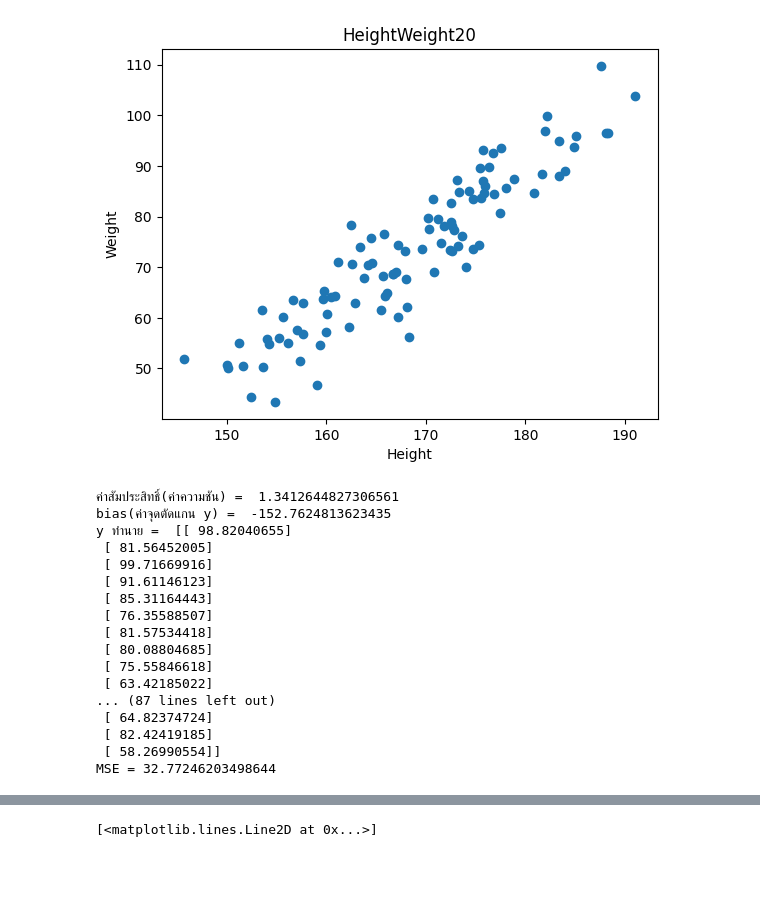
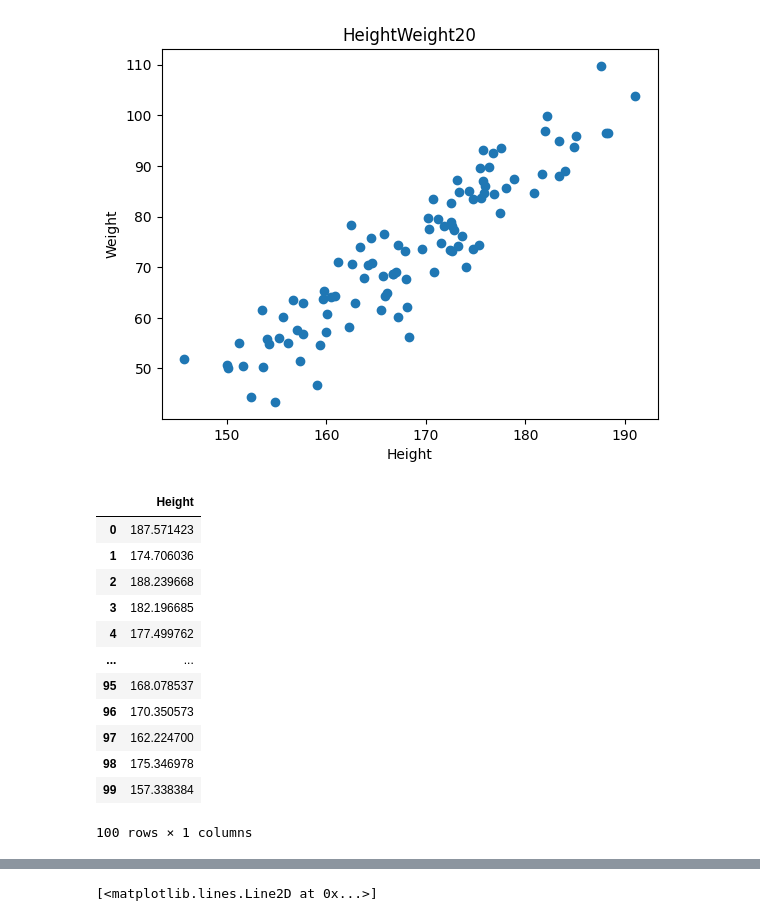
Before and after one commit to jittapat-idea/Machine-Learning-class67, a Jupyter notebook: HW04/ข้อ2.ipynb, the cells around one changed output, grey strips where cells are left out. Saved outputs shown, nothing was run; the diff lists cells and outputs as text; code cells hidden in the pictures; blank space fills up the shorter version.

```diff
--- a/HW04/ข้อ2.ipynb
+++ b/HW04/ข้อ2.ipynb
@@ -48,47 +39,22 @@ plt.ylabel("Weight")
 # %% [output]
 Text(0, 0.5, 'Weight')
 [figure]
-# %%
-# จำนวนข้อมูล
-n = np.size(X)
-
-# คำนวณค่าเฉลี่ยของ x และ y
-m_x = np.mean(X)
-m_y = np.mean(y)
-
-# คำนวณ cross-deviation และ deviation เกี่ยวกับ x
-SS_xy = np.sum(y * X) - n * m_y * m_x
-SS_xx = np.sum(X * X) - n * m_x * m_x
-
-# คำนวณค่าสัมประสิทธิ์ (coefficients)
-w1 = SS_xy / SS_xx #ค่าความชัน
-w0 = m_y - w1 * m_x#ค่าจุดตัดแกน y
-
-print("ค่าสัมประสิทธิ์(ค่าความชัน) = ", w1)
-print("bias(ค่าจุดตัดแกน y) = ", w0)
-
-# คำนวณค่าที่ทำนาย (predicted values)
-Y_pred = w0 + w1 * X
-print("y ทำนาย = ", Y_pred)
-
-# คำนวณค่า cost function โดยใช้ Mean Squared Error (MSE) วัดค่าเสียหายระหว่างค่าที่ทำนายได้ y ทำนาย กับ y จริง
-mse = np.mean((y - Y_pred) ** 2)
-print("MSE =", mse)
-# %% [output]
-ค่าสัมประสิทธิ์(ค่าความชัน) =  1.3412644827306561
-bias(ค่าจุดตัดแกน y) =  -152.7624813623435
-y ทำนาย =  [[ 98.82040655]
- [ 81.56452005]
- [ 99.71669916]
- [ 91.61146123]
- [ 85.31164443]
- [ 76.35588507]
- [ 81.57534418]
- [ 80.08804685]
- [ 75.55846618]
- [ 63.42185022]
-... (87 lines left out)
- [ 64.82374724]
- [ 82.42419185]
- [ 58.26990554]]
-MSE = 32.77246203498644
+# %%
+X = data[["Height"]].copy()
+Y = data[["Weight"]].copy()
+
+X
+# %% [output]
+|  | Height |
+| 0 | 187.571423 |
+| 1 | 174.706036 |
+| 2 | 188.239668 |
+| 3 | 182.196685 |
+| 4 | 177.499762 |
+| ... | ... |
+| 95 | 168.078537 |
+| 96 | 170.350573 |
+| 97 | 162.224700 |
+| 98 | 175.346978 |
+| 99 | 157.338384 |
+100 rows × 1 columns
```
Also changed, not shown: parts of 10 cells of this notebook, 2 other files.
